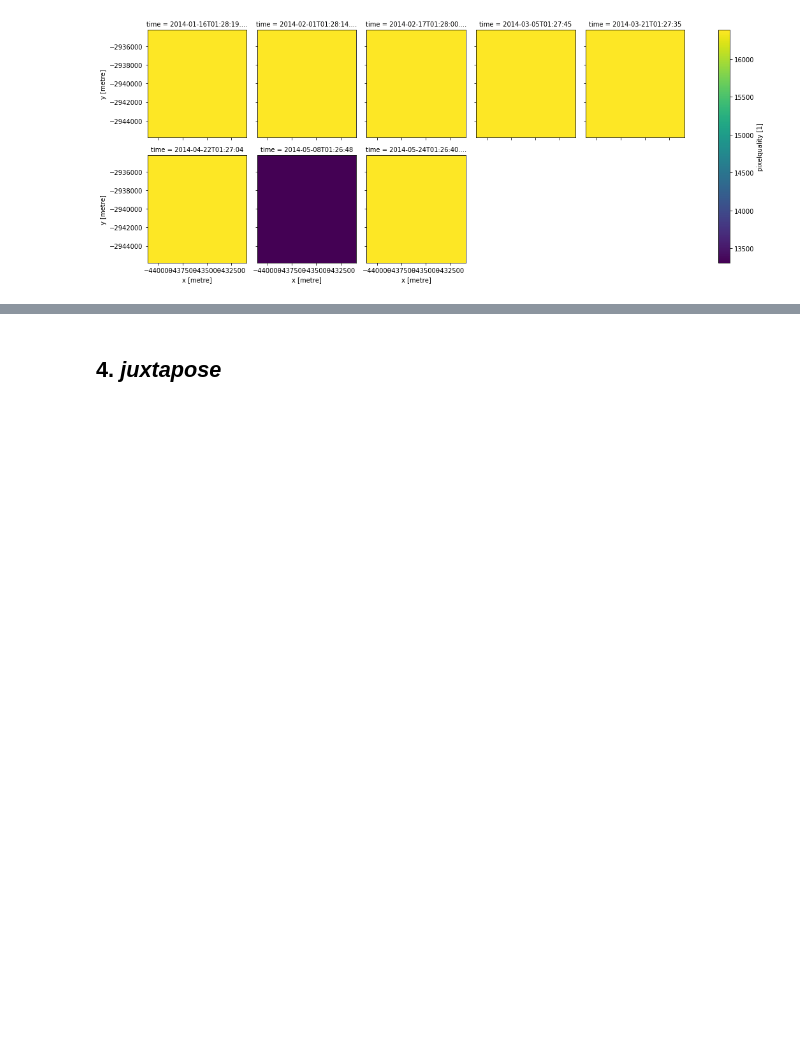
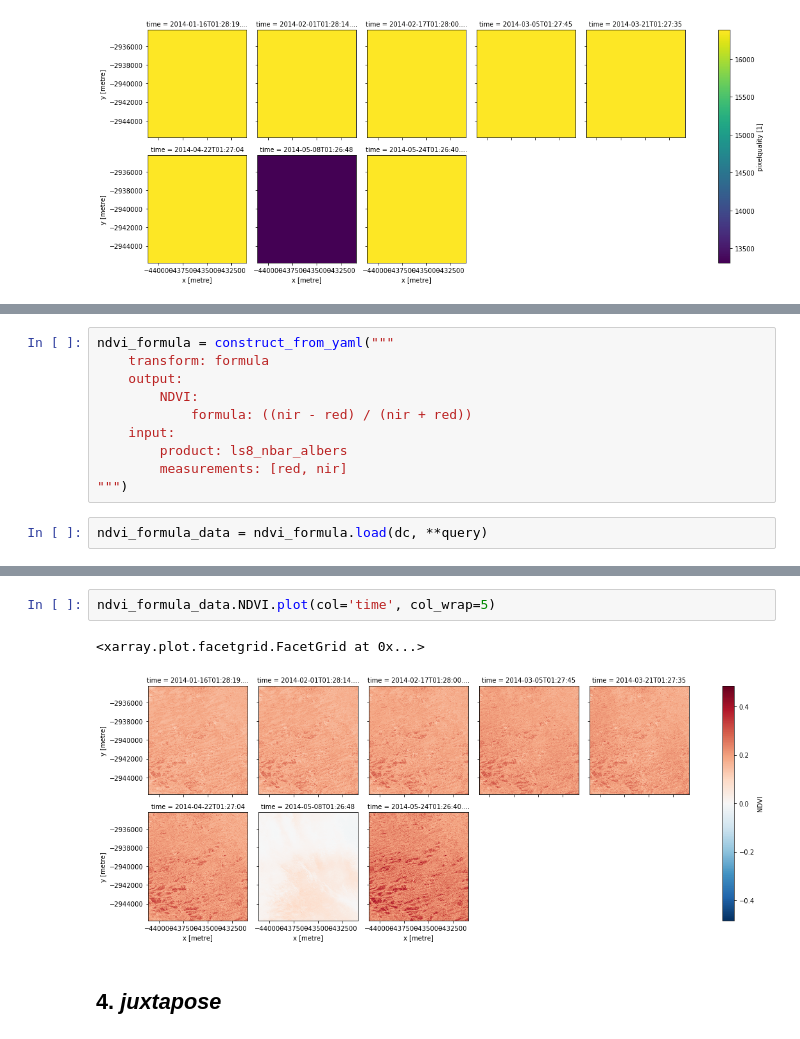
Before and after one commit to uchchwhash/virtual-product-showcase, a Jupyter notebook: VP_showcase.ipynb, the cells around one changed output, grey strips where cells are left out. Cells and saved outputs as stored; diff of their text form; blank space fills up the shorter version.

Commit message:
example formula

```diff
--- a/VP_showcase.ipynb
+++ b/VP_showcase.ipynb
@@ -328,0 +331,12 @@ dc.load(product='ls8_pq_albers', **query).pixelquality.plot(col='time', col_wrap
+# %%
+ndvi_formula = construct_from_yaml("""
+    transform: formula
+    output:
+        NDVI:
+            formula: ((nir - red) / (nir + red))
+    input:
+        product: ls8_nbar_albers
+        measurements: [red, nir]
+""")
+# %%
+ndvi_formula_data = ndvi_formula.load(dc, **query)
@@ -329,3 +356,8 @@ dc.load(product='ls8_pq_albers', **query).pixelquality.plot(col='time', col_wrap
+# %%
+ndvi_formula_data.NDVI.plot(col='time', col_wrap=5)
+# %% [output]
+<xarray.plot.facetgrid.FacetGrid at 0x...>
+[figure, added]
 # %% [markdown]
 ## 4. **_juxtapose_**
 # %% [markdown]
```
Also changed, not shown: parts of 3 cells of this notebook.
